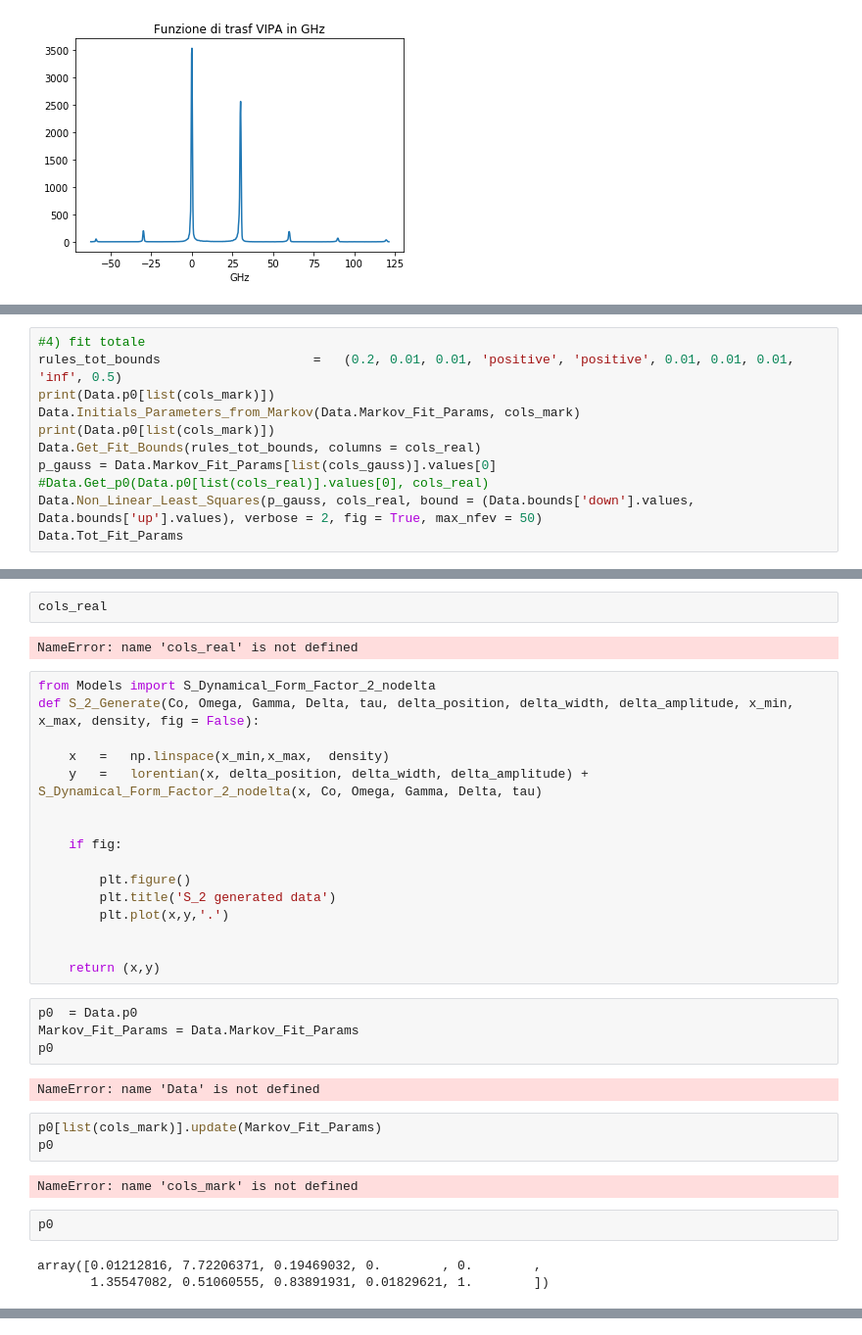
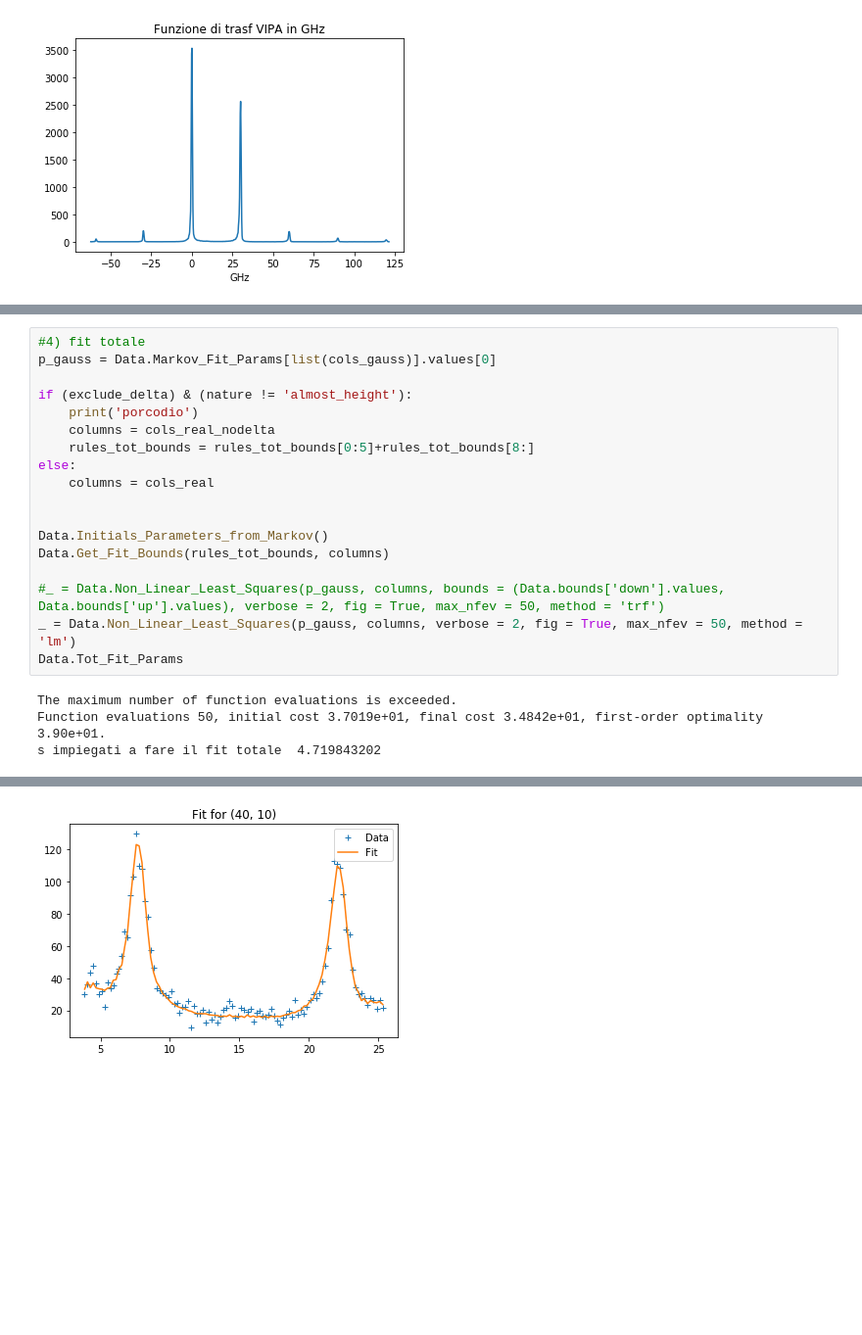
Before and after one commit to flautodipan/Python_Libraries, a Jupyter notebook: Experimentum_single.ipynb, the cells around one changed output, grey strips where cells are left out. Shown at 98% size. Drawn from its saved outputs; the diff is of its cells as text; blank space fills up the shorter version.

```diff
--- a/Experimentum_single.ipynb
+++ b/Experimentum_single.ipynb
@@ -221,11 +195,0 @@ NameError: name 'Data' is not defined
-# %%
-#4) fit totale
-rules_tot_bounds                    =   (0.2, 0.01, 0.01, 'positive', 'positive', 0.01, 0.01, 0.01, 'inf', 0.5)
-print(Data.p0[list(cols_mark)])
-Data.Initials_Parameters_from_Markov(Data.Markov_Fit_Params, cols_mark)
-print(Data.p0[list(cols_mark)])
-Data.Get_Fit_Bounds(rules_tot_bounds, columns = cols_real)
-p_gauss = Data.Markov_Fit_Params[list(cols_gauss)].values[0]
-#Data.Get_p0(Data.p0[list(cols_real)].values[0], cols_real)
-Data.Non_Linear_Least_Squares(p_gauss, cols_real, bound = (Data.bounds['down'].values, Data.bounds['up'].values), verbose = 2, fig = True, max_nfev = 50)
-Data.Tot_Fit_Params
@@ -252,36 +196,22 @@ NameError: name 'Data' is not defined
-# %%
-cols_real
-# %% [output]
-NameError: name 'cols_real' is not defined
-# %%
-from Models import S_Dynamical_Form_Factor_2_nodelta
-def S_2_Generate(Co, Omega, Gamma, Delta, tau, delta_position, delta_width, delta_amplitude, x_min, x_max, density, fig = False):
-
-    x   =   np.linspace(x_min,x_max,  density)
-    y   =   lorentian(x, delta_position, delta_width, delta_amplitude) + S_Dynamical_Form_Factor_2_nodelta(x, Co, Omega, Gamma, Delta, tau)
-
-
-    if fig:
-
-        plt.figure()
-        plt.title('S_2 generated data')
-        plt.plot(x,y,'.')
-
-
-    return (x,y)
-# %%
-p0  = Data.p0
-Markov_Fit_Params = Data.Markov_Fit_Params
-p0
-# %% [output]
-NameError: name 'Data' is not defined
-# %%
-p0[list(cols_mark)].update(Markov_Fit_Params)
-p0
-# %% [output]
-NameError: name 'cols_mark' is not defined
-# %%
-p0
-# %% [output]
-array([0.01212816, 7.72206371, 0.19469032, 0.        , 0.        ,
-       1.35547082, 0.51060555, 0.83891931, 0.01829621, 1.        ])
+# %%
+#4) fit totale
+p_gauss = Data.Markov_Fit_Params[list(cols_gauss)].values[0]
+
+if (exclude_delta) & (nature != 'almost_height'):
+    print('porcodio')
+    columns = cols_real_nodelta
+    rules_tot_bounds = rules_tot_bounds[0:5]+rules_tot_bounds[8:]
+else:
+    columns = cols_real
+
+
+Data.Initials_Parameters_from_Markov()
+Data.Get_Fit_Bounds(rules_tot_bounds, columns)
+
+#_ = Data.Non_Linear_Least_Squares(p_gauss, columns, bounds = (Data.bounds['down'].values, Data.bounds['up'].values), verbose = 2, fig = True, max_nfev = 50, method = 'trf')
+_ = Data.Non_Linear_Least_Squares(p_gauss, columns, verbose = 2, fig = True, max_nfev = 50, method = 'lm')
+Data.Tot_Fit_Params
+# %% [output]
+The maximum number of function evaluations is exceeded.
+Function evaluations 50, initial cost 3.7019e+01, final cost 3.4842e+01, first-order optimality 3.90e+01.
+s impiegati a fare il fit totale  4.719843202
@@ -287,0 +222 @@ array([0.01212816, 7.72206371, 0.19469032, 0.        , 0.        ,
+[figure, added]
```
Also changed, not shown: parts of 13 cells of this notebook, 3 other files.
